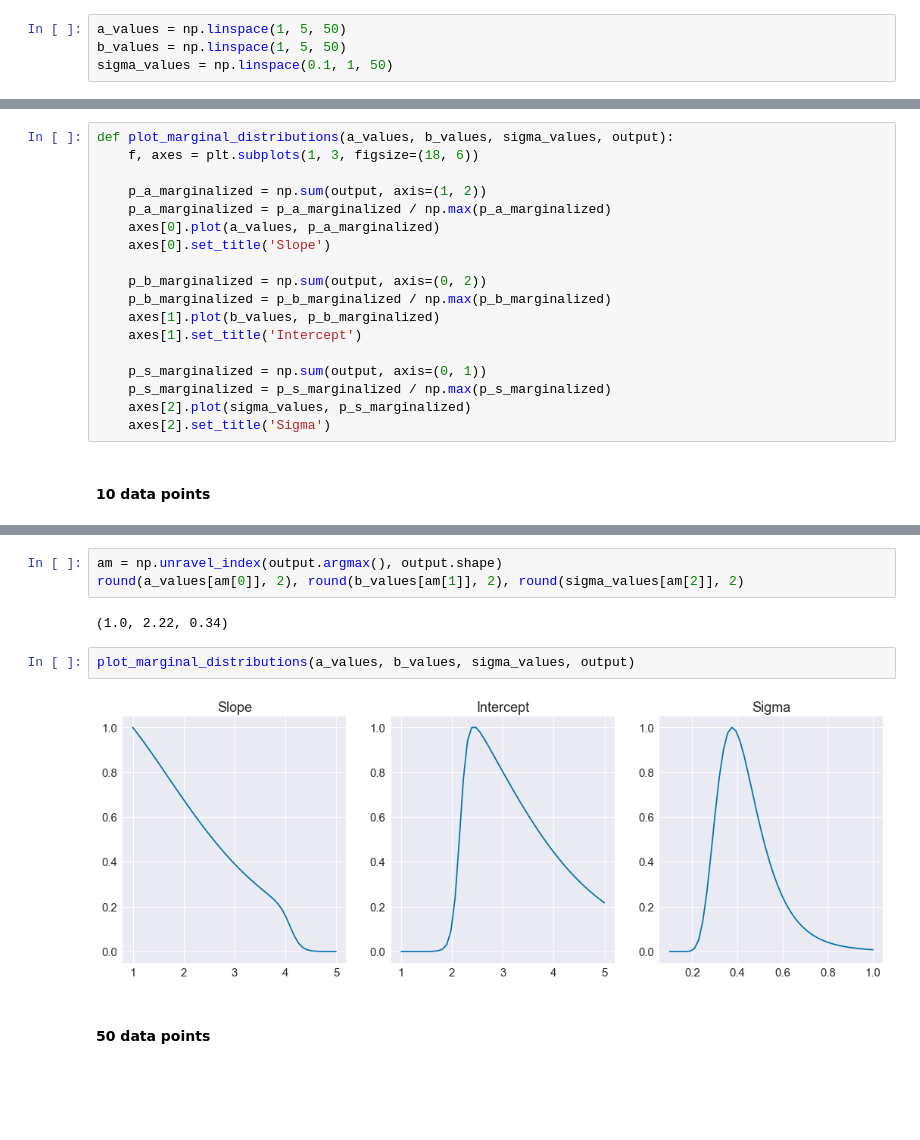
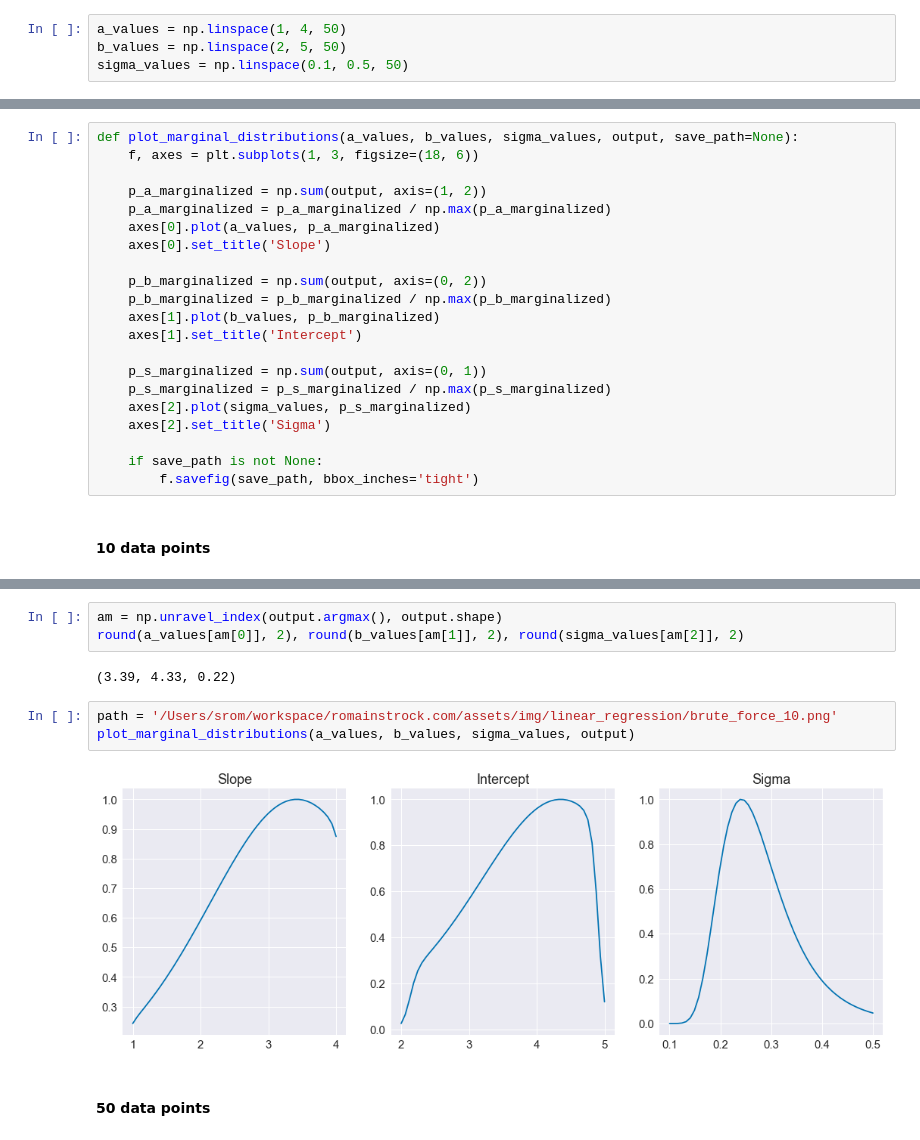
Before and after one commit to srom/ds, a Jupyter notebook: Linear Regression.ipynb, the cells around one changed output, grey strips where cells are left out. Cells and saved outputs as stored; diff of their text form; blank space fills up the shorter version.

```diff
--- a/Linear Regression.ipynb
+++ b/Linear Regression.ipynb
@@ -320,9 +320,9 @@ How uncertain is our prediction?
 
 #### Priors
 # %%
-a_values = np.linspace(1, 5, 50)
-b_values = np.linspace(1, 5, 50)
-sigma_values = np.linspace(0.1, 1, 50)
+a_values = np.linspace(1, 4, 50)
+b_values = np.linspace(2, 5, 50)
+sigma_values = np.linspace(0.1, 0.5, 50)
 # %%
 a_p = tf.placeholder(tf.float32, ())
 b_p = tf.placeholder(tf.float32, ())
@@ -373,7 +371,7 @@ def estimate_parameters(x_vals, y_vals, a_vals, b_vals, sigma_vals):
                     output[i][j][k] = log_post
     return np.exp(output - np.max(output))
 # %%
-def plot_marginal_distributions(a_values, b_values, sigma_values, output):
+def plot_marginal_distributions(a_values, b_values, sigma_values, output, save_path=None):
     f, axes = plt.subplots(1, 3, figsize=(18, 6))
 
     p_a_marginalized = np.sum(output, axis=(1, 2))
@@ -390,6 +388,9 @@ def plot_marginal_distributions(a_values, b_values, sigma_values, output):
     p_s_marginalized = p_s_marginalized / np.max(p_s_marginalized)
     axes[2].plot(sigma_values, p_s_marginalized)
     axes[2].set_title('Sigma')
+
+    if save_path is not None:
+        f.savefig(save_path, bbox_inches='tight')
 # %% [markdown]
 #### 10 data points
 # %%
@@ -405,11 +409,12 @@ output = estimate_parameters(xs[:10], ys[:10], a_values, b_values, sigma_values)
 am = np.unravel_index(output.argmax(), output.shape)
 round(a_values[am[0]], 2), round(b_values[am[1]], 2), round(sigma_values[am[2]], 2)
 # %% [output]
-(1.0, 2.22, 0.34)
+(3.39, 4.33, 0.22)
-# %%
-plot_marginal_distributions(a_values, b_values, sigma_values, output)
-# %% [output]
-[figure, removed]
+# %%
+path = '/Users/srom/workspace/romainstrock.com/assets/img/linear_regression/brute_force_10.png'
+plot_marginal_distributions(a_values, b_values, sigma_values, output)
+# %% [output]
+[figure, added]
 # %% [markdown]
 #### 50 data points
 # %%
```
Also changed, not shown: parts of 22 cells of this notebook, 2 other files.
